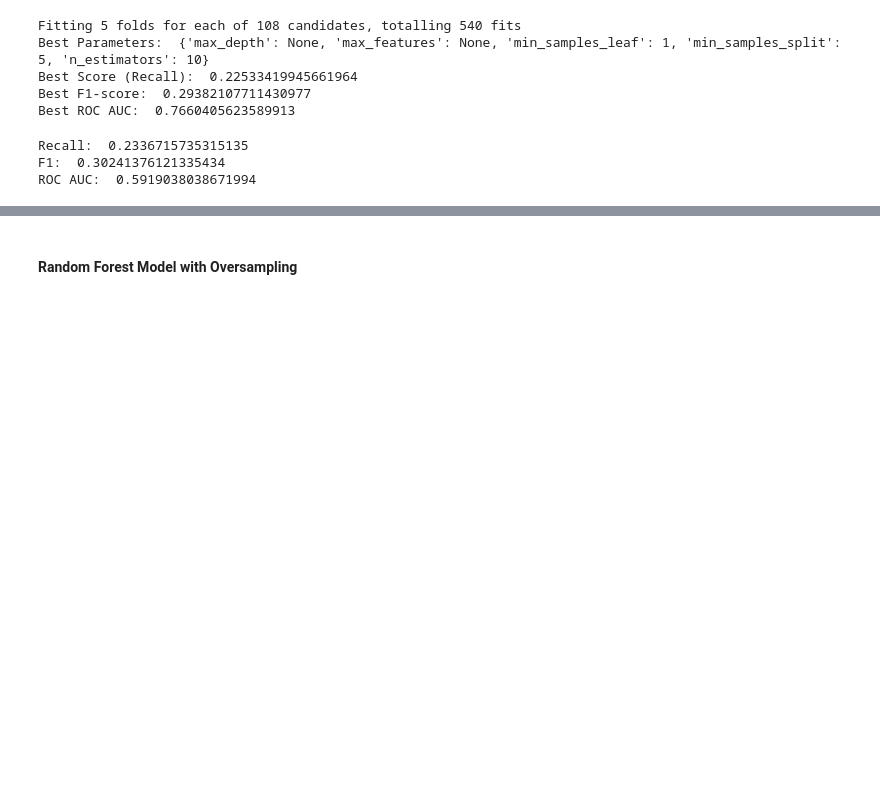
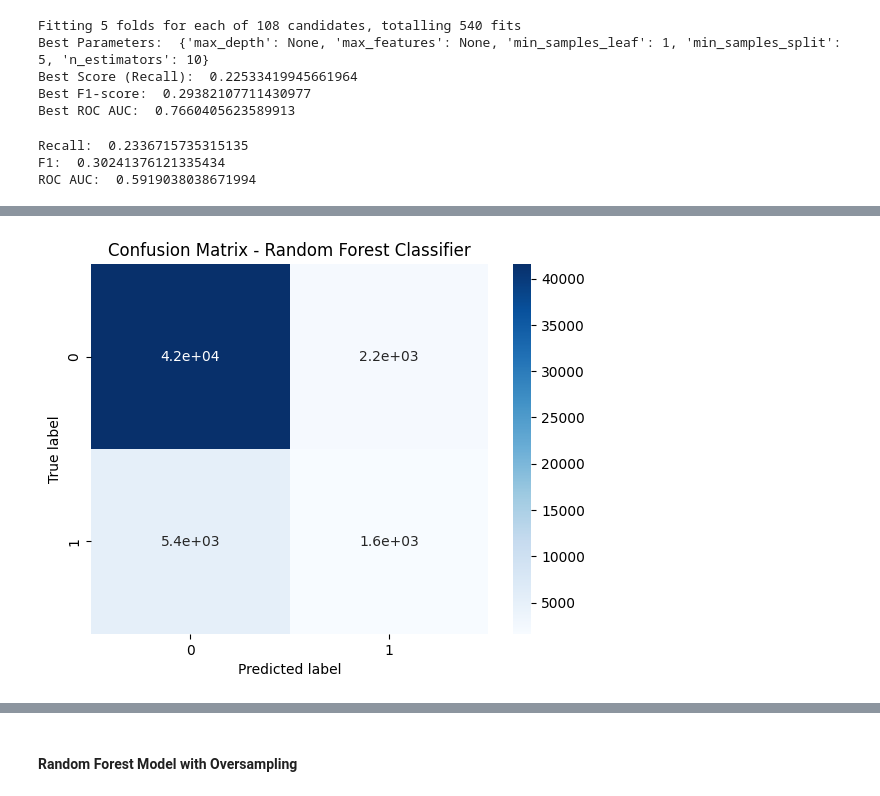
Before and after one commit to RileyLeo/Diabetes-Prediction-ML, a Jupyter notebook: notebook.ipynb, the cells around one changed output, grey strips where cells are left out. Saved outputs shown, nothing was run; the diff lists cells and outputs as text; code cells hidden in the pictures; blank space fills up the shorter version.

```diff
--- a/notebook.ipynb
+++ b/notebook.ipynb
@@ -1116,9 +1116,19 @@ Recall:  0.2336715735315135
 F1:  0.30241376121335434
 ROC AUC:  0.5919038038671994
 # %%
-from sklearn.metrics import plot_confusion_matrix
+from sklearn.metrics import confusion_matrix
+import seaborn as sns
 
-plot_confusion_matrix(best_rf_classifier, X_test, y_test, cmap=plt.cm.Blues, values_format='d')
+# Predict test set labels using the trained model
+y_pred = best_rf_classifier.predict(X_test)
+
+# Generate confusion matrix
+cm = confusion_matrix(y_test, y_pred)
+
+# Plot the confusion matrix
+sns.heatmap(cm, annot=True, cmap=plt.cm.Blues)
 plt.title('Confusion Matrix - Random Forest Classifier')
+plt.xlabel('Predicted label')
+plt.ylabel('True label')
 plt.show()
 # %% [output]
@@ -1125,0 +1135 @@ ImportError: cannot import name 'plot_confusion_matrix' from 'sklearn.metrics' (
+[figure, added]
```
Also changed, not shown: parts of 5 cells of this notebook.
